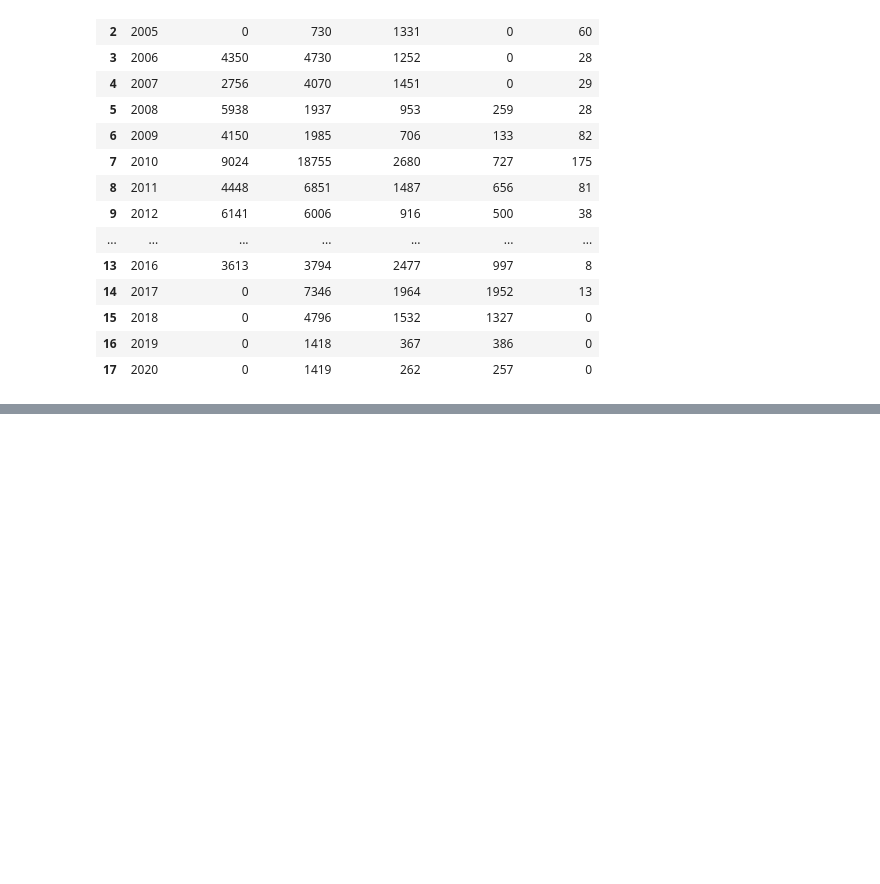
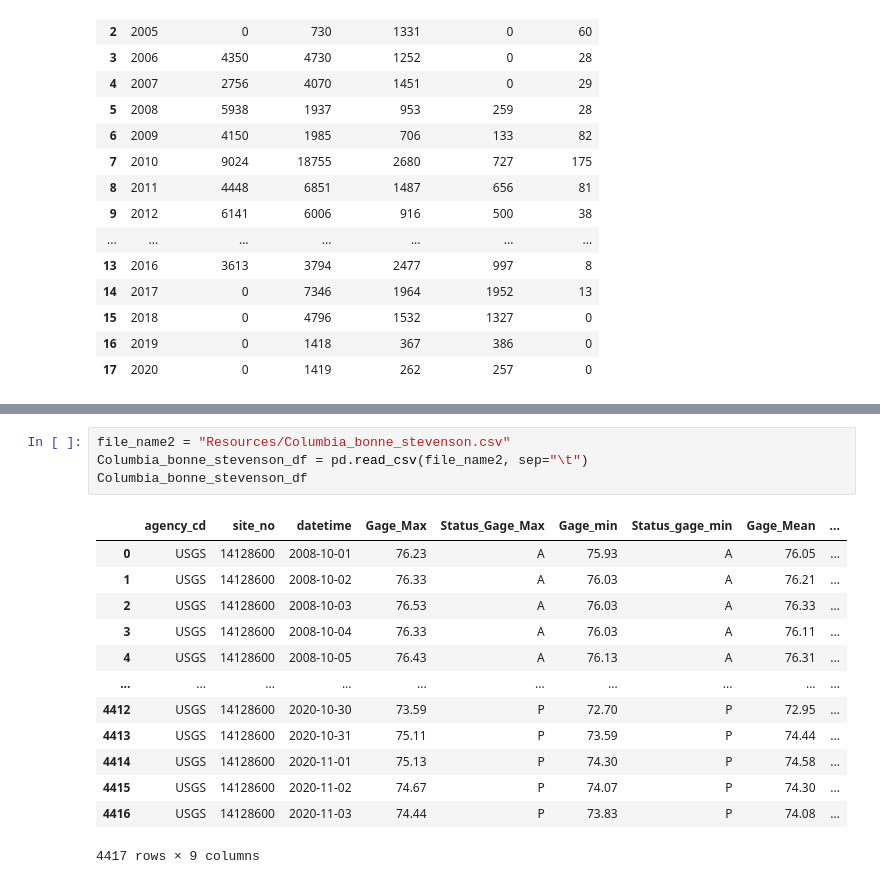
Before and after one commit to jayhjman/bootcamp-project1, a Jupyter notebook: Trim_water_data.ipynb, the cells around one changed output, grey strips where cells are left out. Cells and saved outputs as stored; diff of their text form; blank space fills up the shorter version.

```diff
--- a/Trim_water_data.ipynb
+++ b/Trim_water_data.ipynb
@@ -242,0 +261,18 @@ columbia_commercial_fishing_water_df
+# %%
+file_name2 = "Resources/Columbia_bonne_stevenson.csv"
+Columbia_bonne_stevenson_df = pd.read_csv(file_name2, sep="\t")
+Columbia_bonne_stevenson_df
+# %% [output]
+|  | agency_cd | site_no | datetime | Gage_Max | Status_Gage_Max | Gage_min | Status_gage_min | Gage_Mean | ... |
+| 0 | USGS | 14128600 | 2008-10-01 | 76.23 | A | 75.93 | A | 76.05 | ... |
+| 1 | USGS | 14128600 | 2008-10-02 | 76.33 | A | 76.03 | A | 76.21 | ... |
+| 2 | USGS | 14128600 | 2008-10-03 | 76.53 | A | 76.03 | A | 76.33 | ... |
+| 3 | USGS | 14128600 | 2008-10-04 | 76.33 | A | 76.03 | A | 76.11 | ... |
+| 4 | USGS | 14128600 | 2008-10-05 | 76.43 | A | 76.13 | A | 76.31 | ... |
+| ... | ... | ... | ... | ... | ... | ... | ... | ... | ... |
+| 4412 | USGS | 14128600 | 2020-10-30 | 73.59 | P | 72.70 | P | 72.95 | ... |
+| 4413 | USGS | 14128600 | 2020-10-31 | 75.11 | P | 73.59 | P | 74.44 | ... |
+| 4414 | USGS | 14128600 | 2020-11-01 | 75.13 | P | 74.30 | P | 74.58 | ... |
+| 4415 | USGS | 14128600 | 2020-11-02 | 74.67 | P | 74.07 | P | 74.30 | ... |
+| 4416 | USGS | 14128600 | 2020-11-03 | 74.44 | P | 73.83 | P | 74.08 | ... |
+4417 rows × 9 columns
```
Also changed, not shown: parts of 1 cell of this notebook, 2 other files.
